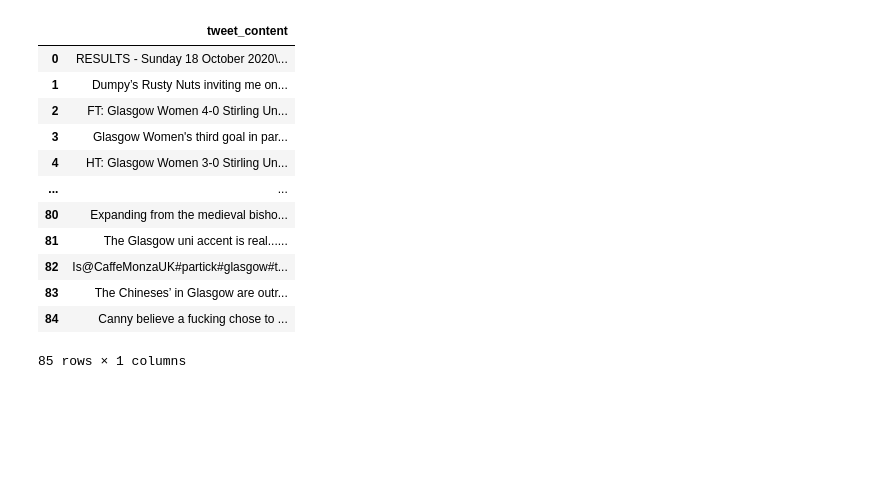
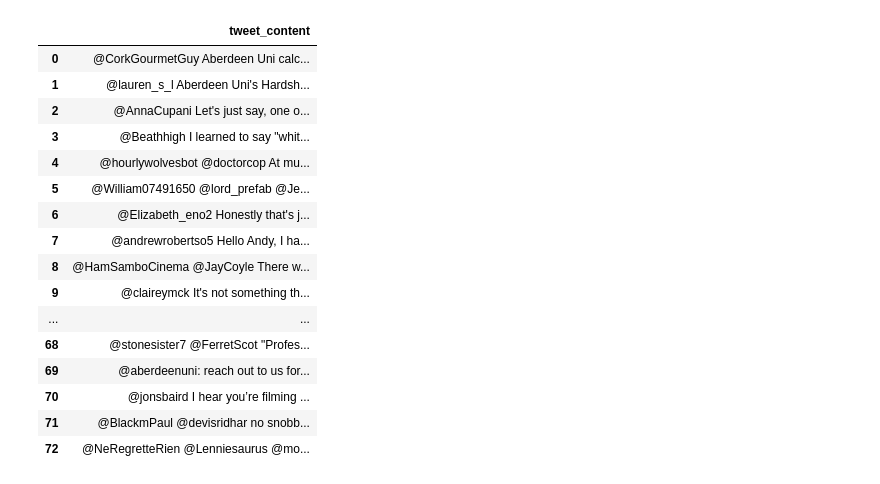
Before and after one commit to kamilszymczak/dissertation, a Jupyter notebook: scraper/twitter_scraper.ipynb, the cells around one changed output. Drawn from its saved outputs; the diff is of its cells as text; code cells hidden in the pictures; blank space fills up the shorter version.

Commit message:
twitter_scraper: cleaned up, testing up to date

```diff
--- a/scraper/twitter_scraper.ipynb
+++ b/scraper/twitter_scraper.ipynb
@@ -17,45 +17,39 @@ auth.set_access_token(access_token, access_token_secret)
 api = tweepy.API(auth)
 # %%
 row_list = []
-lowest_id = float('inf')
-
-# The search term I want to find
 # query = "glasgow student OR glasgow university OR glasgow uni OR studying glasgow OR glasgow class OR -FC -filter:retweets -filter:links -filter:mentions"
 
-query = "glasgow university OR uni OR student OR studying -FC -filter:retweets -filter:links -filter:mentions"
+# query = "(aberdeen university) OR (aberdeen uni) OR (studying aberdeen) OR (aberdeen student) -FC -filter:retweets -filter:links -filter:mentions"
 
-
-#query = "edinburgh student OR edinburgh university OR edinburgh uni OR edinburgh uni satisfaction -filter:retweets -filter:links -filter:mentions"
-
-# Language code
-language = "en"
+#insipred by Twitter API tutorial - https://developer.twitter.com/en/docs/tutorials/translating-plain-language-to-pt-rules
+query = 'aberdeen (university OR uni OR studying OR student OR lecture OR lectures OR professor OR lecturer) -"FC" -filter:retweets -filter:links filter:mentions'
 
 # Searching tweets with our parameters
-results = api.search(q=query, lang=language, tweet_mode='extended', count=100)
+results = api.search(q=query, lang="en", tweet_mode='extended', result_type='recent', count=100)
 
 # loop through all tweets pulled
 for tweet in results:
     row_list.append(tweet.full_text)
-    # if tweet.id < lowest_id:
-    #     lowest_id = tweet.id
-
-
 
 df=pd.DataFrame(row_list,columns=['tweet_content'])
-
+pd.set_option('display.max_rows', None)
 with pd.option_context('display.max_colwidth', None):
   display(df)
 # %% [output]
 |  | tweet_content |
-| 0 | RESULTS - Sunday 18 October 2020\... |
-| 1 | Dumpy’s Rusty Nuts inviting me on... |
-| 2 | FT: Glasgow Women 4-0 Stirling Un... |
-| 3 | Glasgow Women's third goal in par... |
-| 4 | HT: Glasgow Women 3-0 Stirling Un... |
+| 0 | @CorkGourmetGuy Aberdeen Uni calc... |
+| 1 | @lauren_s_l Aberdeen Uni's Hardsh... |
+| 2 | @AnnaCupani Let's just say, one o... |
+| 3 | @Beathhigh I learned to say "whit... |
+| 4 | @hourlywolvesbot @doctorcop At mu... |
+| 5 | @William07491650 @lord_prefab @Je... |
+| 6 | @Elizabeth_eno2 Honestly that's j... |
+| 7 | @andrewrobertso5 Hello Andy, I ha... |
+| 8 | @HamSamboCinema @JayCoyle There w... |
+| 9 | @claireymck It's not something th... |
 | ... | ... |
-| 80 | Expanding from the medieval bisho... |
-| 81 | The Glasgow uni accent is real...... |
-| 82 | Is@CaffeMonzaUK#partick#glasgow#t... |
-| 83 | The Chineses’ in Glasgow are outr... |
-| 84 | Canny believe a fucking chose to ... |
+| 68 | @stonesister7 @FerretScot "Profes... |
+| 69 | @aberdeenuni: reach out to us for... |
+| 70 | @jonsbaird I hear you’re filming ... |
+| 71 | @BlackmPaul @devisridhar no snobb... |
+| 72 | @NeRegretteRien @Lenniesaurus @mo... |
-85 rows × 1 columns
```
Also changed, not shown: parts of 3 cells of this notebook.
